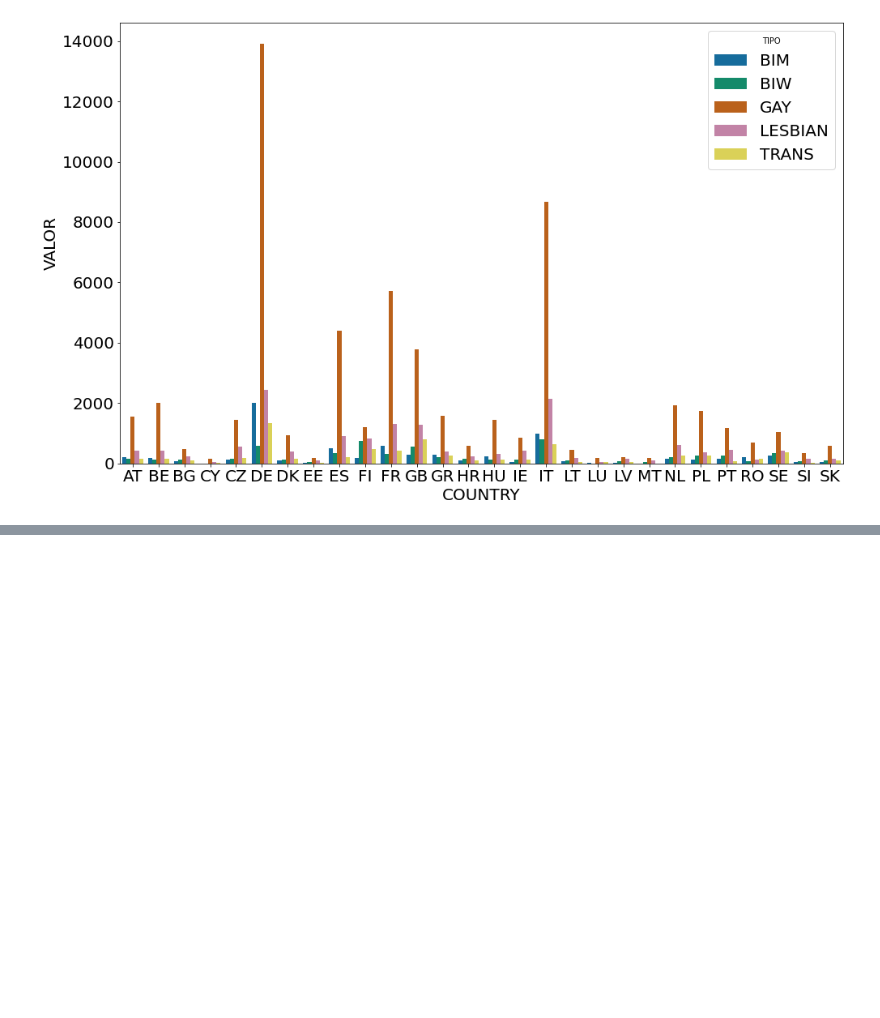
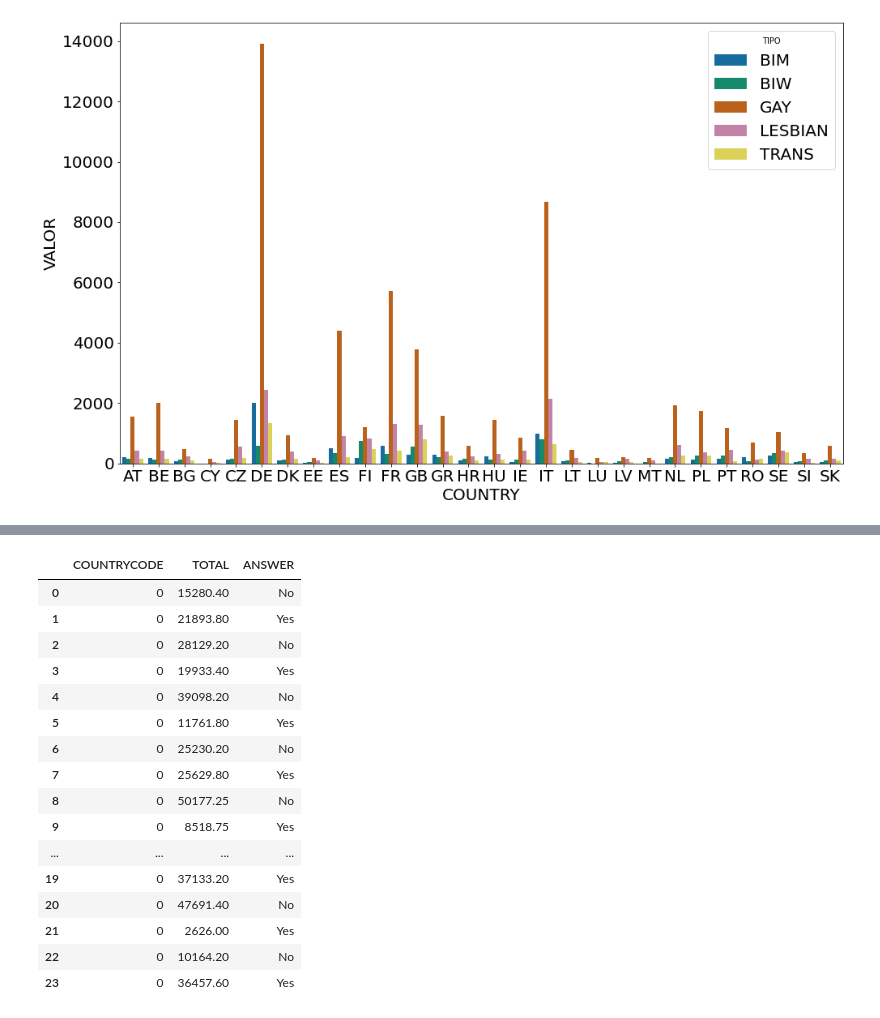
Before and after one commit to FranciscoNevesT/Trabalho-ICD, a Jupyter notebook: Visualização.ipynb, the cells around one changed output, grey strips where cells are left out. Cells and saved outputs as stored; diff of their text form; code cells hidden in the pictures; blank space fills up the shorter version.

```diff
--- a/Visualização.ipynb
+++ b/Visualização.ipynb
@@ -60,0 +200,20 @@ sns.barplot(x = "COUNTRY", y = "VALOR", data = p, hue = "TIPO")
+# %%
+valores[valores["COUNTRYCODE"] == 0]
+# %% [output]
+|  | COUNTRYCODE | TOTAL | ANSWER |
+| 0 | 0 | 15280.40 | No |
+| 1 | 0 | 21893.80 | Yes |
+| 2 | 0 | 28129.20 | No |
+| 3 | 0 | 19933.40 | Yes |
+| 4 | 0 | 39098.20 | No |
+| 5 | 0 | 11761.80 | Yes |
+| 6 | 0 | 25230.20 | No |
+| 7 | 0 | 25629.80 | Yes |
+| 8 | 0 | 50177.25 | No |
+| 9 | 0 | 8518.75 | Yes |
+| ... | ... | ... | ... |
+| 19 | 0 | 37133.20 | Yes |
+| 20 | 0 | 47691.40 | No |
+| 21 | 0 | 2626.00 | Yes |
+| 22 | 0 | 10164.20 | No |
+| 23 | 0 | 36457.60 | Yes |
```
Also changed, not shown: parts of 15 cells of this notebook, 5 other files.
